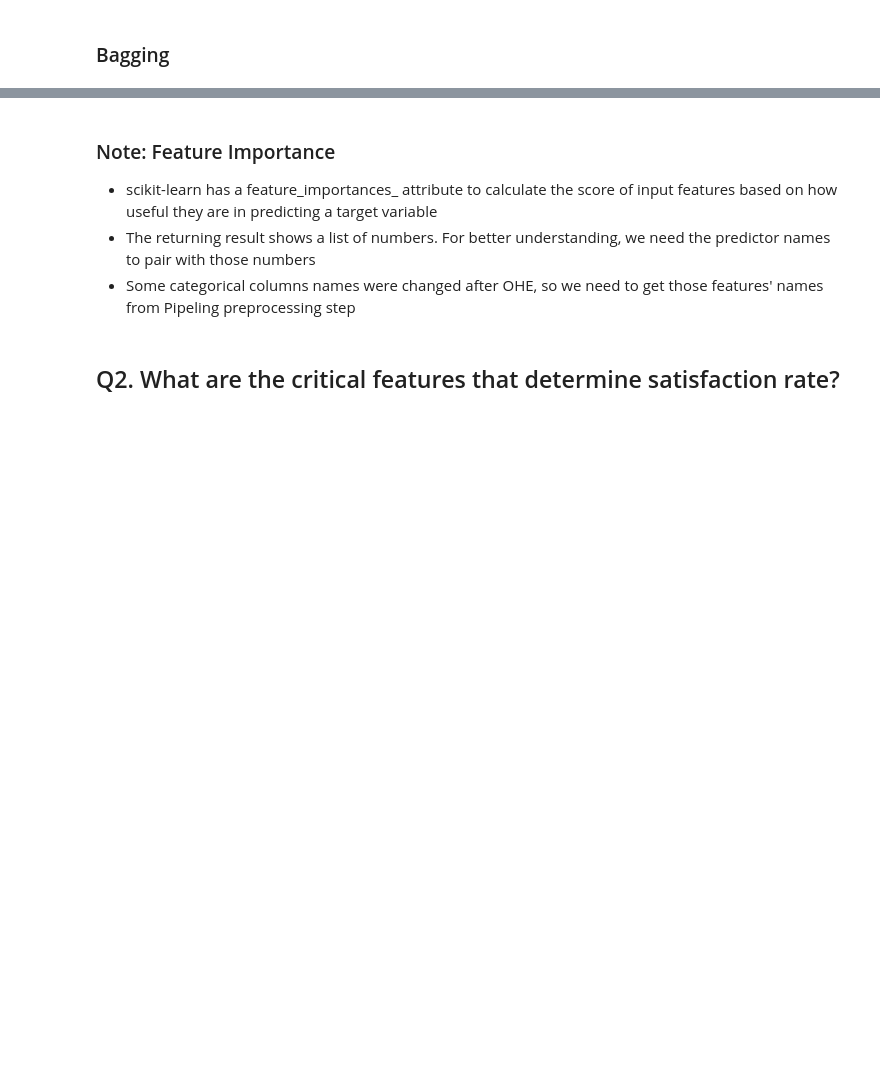
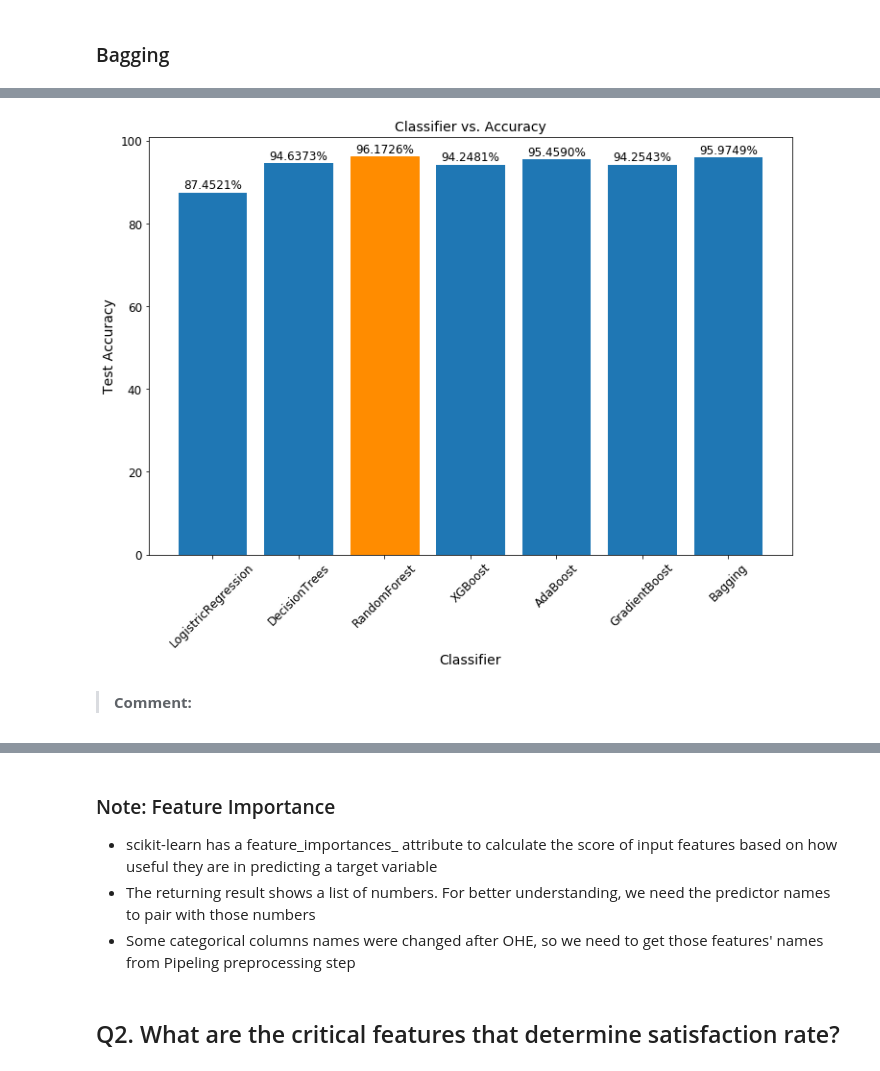
Before and after one commit to jingyunw/Airline_Passenger_Satisfaction_Analysis, a Jupyter notebook: Airline-Passenger-Satisfaction.ipynb, the cells around one changed output, grey strips where cells are left out. Cells and saved outputs as stored; diff of their text form; code cells hidden in the pictures; blank space fills up the shorter version.

Commit message:
add evaluation plot for clf

```diff
--- a/Airline-Passenger-Satisfaction.ipynb
+++ b/Airline-Passenger-Satisfaction.ipynb
@@ -923,0 +1034,3 @@ LogisticRegression(random_state=24)
+# %%
+# Put all the model results in a list
+model_results = [result_lg, result_dt, result_rf, result_xgb, result_ada, result_gb, result_bag]
@@ -923,0 +1099,8 @@ LogisticRegression(random_state=24)
+# %%
+# Reset the index
+model_eva_df.reset_index(inplace=True)
+
+# Change the original "index" to "classifier"
+model_eva_df.rename(columns={'index':'classifier'}, inplace=True)
+
+model_eva_df
@@ -923,0 +1116,5 @@ LogisticRegression(random_state=24)
+# %%
+# Add new columns to find the difference between train-test metrics
+model_eva_df['acc_diff'] = abs(model_eva_df['train_acc'] - model_eva_df['test_acc'])
+model_eva_df['f1_diff'] = abs(model_eva_df['train_f1'] - model_eva_df['test_f1'])
+model_eva_df['roc_auc_diff'] = abs(model_eva_df['train_roc_auc'] - model_eva_df['test_roc_auc'])
@@ -923,0 +1142,35 @@ LogisticRegression(random_state=24)
+# %%
+xs = model_eva_df['classifier'].tolist()
+ys = (model_eva_df['test_acc']*100).tolist()
+# %%
+plt.figure(figsize=(12,8))
+
+ax = plt.bar(xs, ys)
+ax[2].set_color('darkorange') # highest test accuracy
+
+plt.xlabel('Classifier', fontsize=14)
+plt.xticks(rotation=45, fontsize=12)
+
+plt.ylabel('Test Accuracy', fontsize=14)
+plt.yticks(fontsize=12)
+
+plt.title('Classifier vs. Accuracy', fontsize=14)
+
+# Zip join x and y coordinates in pairs
+for x,y in zip(xs,ys):
+    label = "{:,.4f}%".format(y)
+    plt.annotate(label,                       # this is the text
+                 (x,y),                       # this is the coordination point the label
+                 textcoords="offset points",  # how to position the text
+                 xytext=(0,4),                # distance from text to points (x,y)
+                 ha='center',
+                 fontsize=12)                 # center horizontal alignment
+
+plt.grid(b=False)                             # turn off the gird
+
+# plt.savefig("./images/classifier vs accuracy.png", dpi=300, bbox_inches='tight')
+# plt.show()
+# %% [output]
+[figure, added]
+# %% [markdown]
+>**Comment:**
```
Also changed, not shown: parts of 26 cells of this notebook.
